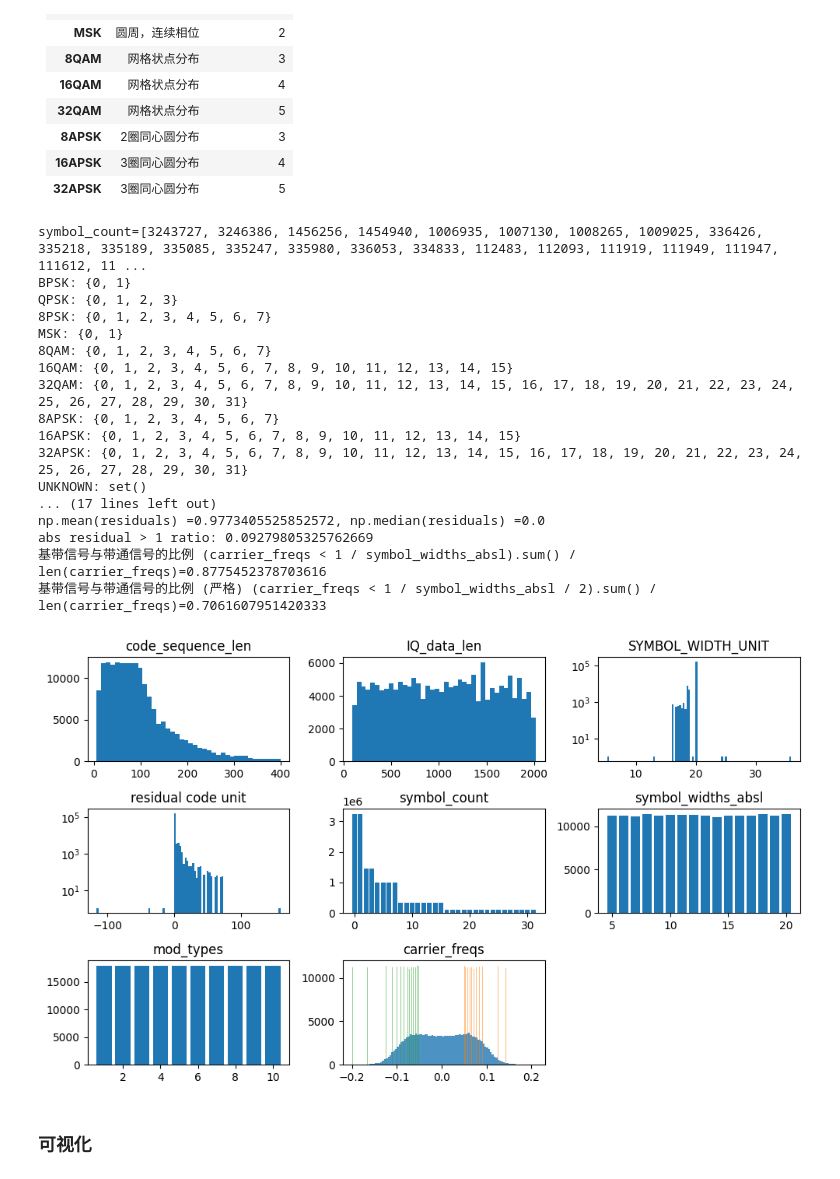
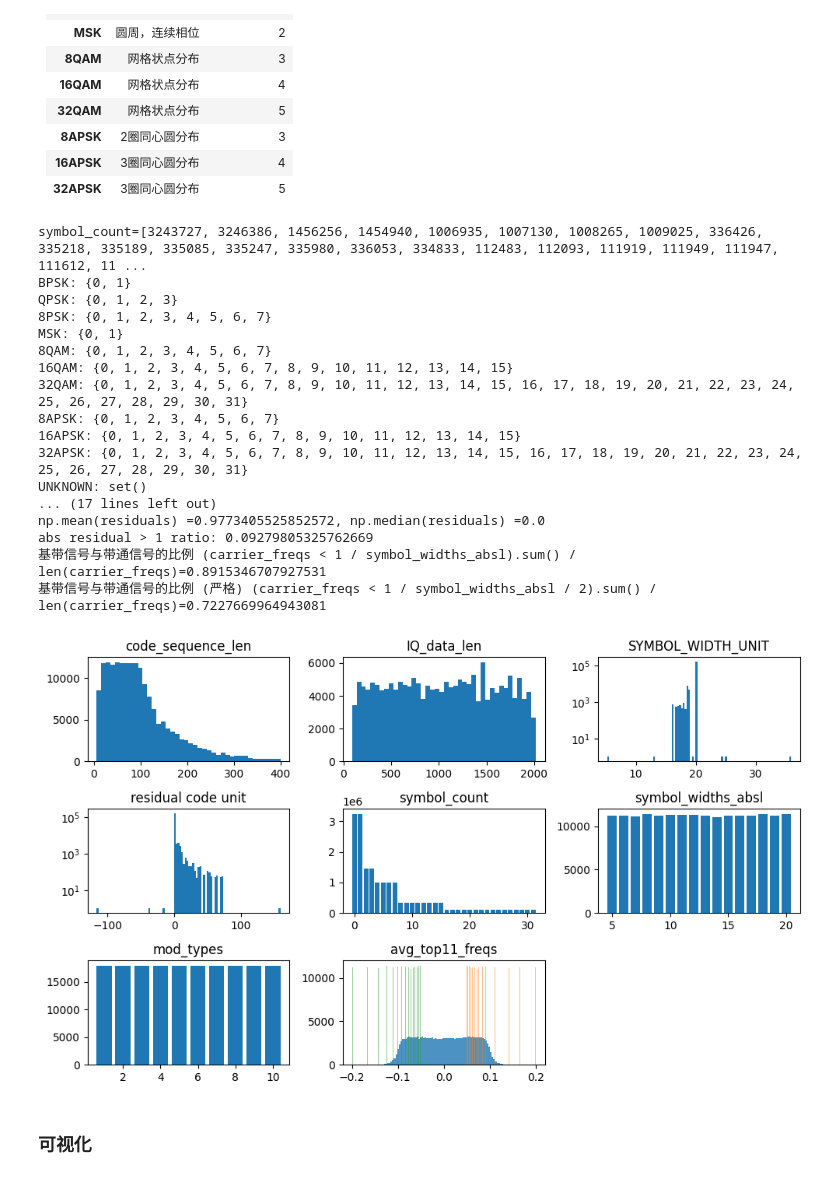
Before and after one commit to framist/3rd-EBDSC, a Jupyter notebook: data.ipynb, the cells around one changed output. Saved outputs shown, nothing was run; the diff lists cells and outputs as text; code cells hidden in the pictures.

```diff
--- a/data.ipynb
+++ b/data.ipynb
@@ -133,8 +133,10 @@ def process_batch(batch):
         # iq_filtered = (iq_data - np.mean(iq_data, axis=0)) / np.std(iq_data, axis=0)
         iq_filtered = iq_data
         iq_complex = iq_filtered[:, 0] + 1j * iq_filtered[:, 1]
-        f, _ = compute_topk_freqs(iq_complex, 1)
-        local_carrier_freqs.extend(f.tolist())
+        # f, _ = compute_topk_freqs(iq_complex, 11)
+        # local_carrier_freqs.extend(f.tolist())
+        f = compute_weighted_topk_freq(iq_complex, 11)
+        local_carrier_freqs.append(f)
 
         for code in code_sequence:
             local_symbol_count[code] += 1
@@ -220,8 +222,8 @@ UNKNOWN: set()
 ... (17 lines left out)
 np.mean(residuals) =0.9773405525852572, np.median(residuals) =0.0
 abs residual > 1 ratio: 0.09279805325762669
-基带信号与带通信号的比例 (carrier_freqs < 1 / symbol_widths_absl).sum() / len(carrier_freqs)=0.8775452378703616
-基带信号与带通信号的比例 (严格) (carrier_freqs < 1 / symbol_widths_absl / 2).sum() / len(carrier_freqs)=0.7061607951420333
+基带信号与带通信号的比例 (carrier_freqs < 1 / symbol_widths_absl).sum() / len(carrier_freqs)=0.8915346707927531
+基带信号与带通信号的比例 (严格) (carrier_freqs < 1 / symbol_widths_absl / 2).sum() / len(carrier_freqs)=0.7227669964943081
 # %%
 plt.figure(figsize=(10, 6))
 plt.subplot(3, 3, 1)
@@ -247,36 +249,36 @@ plt.title("residual code unit")
 
 # symbol_count
 plt.subplot(3, 3, 5)
 plt.bar(range(32), symbol_count)
 plt.title("symbol_count")
 
 # symbol_widths_absl
 plt.subplot(3, 3, 6)
 plt.bar(range(5, 21), [np.sum(symbol_widths_absl == i) for i in range(5, 21)])
 plt.title("symbol_widths_absl")
 
 # mod types
 plt.subplot(3, 3, 7)
 plt.bar(range(1, 11), [np.sum(mod_types == i) for i in range(1, 11)])
 plt.title("mod_types")
 
 # # len(IQ_data) 与 symbol_widths 的关系
 # plt.scatter(IQ_data_len, symbol_widths, s=1, alpha=0.1)
 # plt.xlabel("IQ_data_len")
 # plt.ylabel("symbol_widths")
 # plt.title("IQ_data_len vs symbol_widths")
 
 # 载波频率分布
 plt.subplot(3, 3, 8)
 plt.hist(carrier_freqs, bins=100, alpha=0.8)
-plt.hist(1 / symbol_widths_absl, bins=100, alpha=0.5)
+plt.hist(1 / symbol_widths_absl, bins=100, alpha=0.5)   # 非严格
 plt.hist(-1 / symbol_widths_absl, bins=100, alpha=0.5)
-plt.title("carrier_freqs")
+plt.title("avg_top11_freqs")
 
 plt.tight_layout()
 plt.show()
 # %% [output]
-[figure, old version]
+[figure, new version]
 # %% [markdown]
 ### 可视化
 # %%
```
Also changed, not shown: parts of 10 cells of this notebook, 3 other files.
